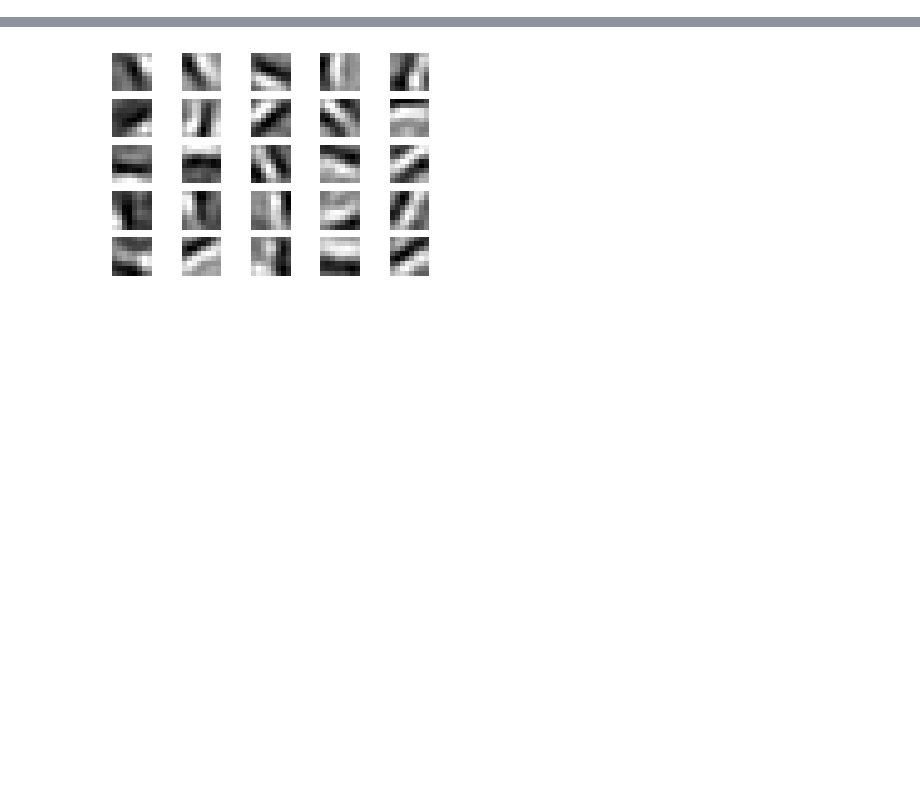
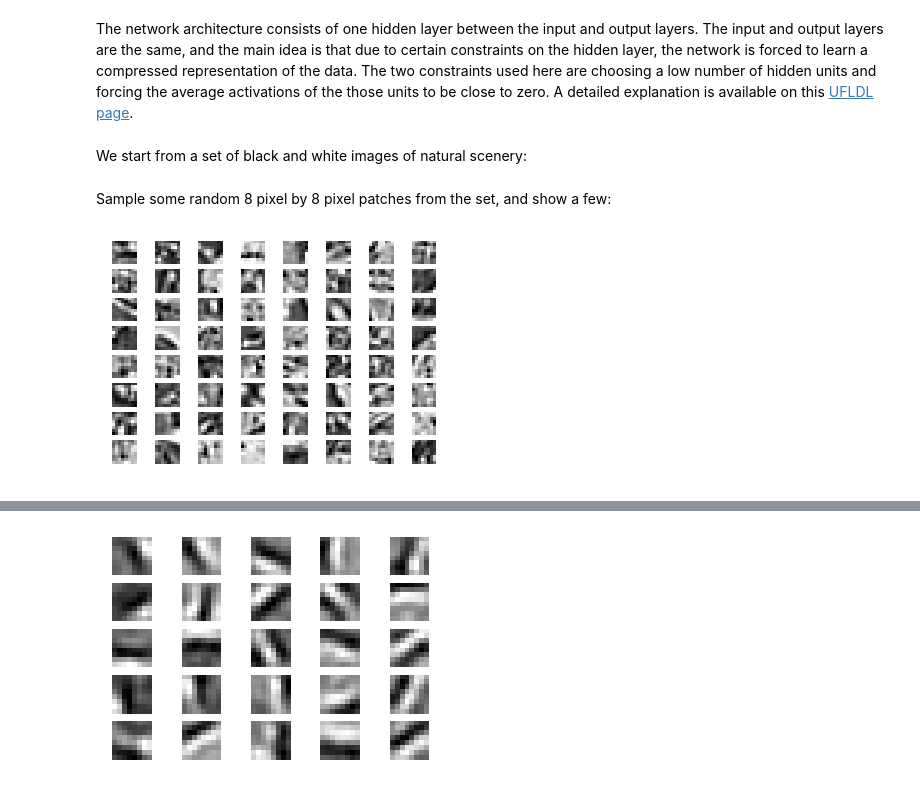
Before and after one commit to hiqdevlord/learning_deep_learning, a Jupyter notebook: sparseae_demo.ipynb, the cells around one changed output, grey strips where cells are left out. Drawn from its saved outputs; the diff is of its cells as text; code cells hidden in the pictures; blank space fills up the shorter version.

```diff
--- a/sparseae_demo.ipynb
+++ b/sparseae_demo.ipynb
@@ -1,3 +11,14 @@
+# %% [markdown]
+The network architecture consists of one hidden layer between the input and output layers. The input and output layers are the same, and the main idea is that due to certain constraints on the hidden layer, the network is forced to learn a compressed representation of the data. The two constraints used here are choosing a low number of hidden units and forcing the average activations of the those units to be close to zero. A detailed explanation is available on this [UFLDL page](http://nlp.stanford.edu/~socherr/sparseAutoencoder_2011new.pdf).
 # %%
 from sparseae_functions import *
 from sparseae import *
+# %% [markdown]
+We start from a set of black and white images of natural scenery:
+# %% [markdown]
+Sample some random 8 pixel by 8 pixel patches from the set, and show a few:
+# %%
+patches = sample_images(numpatches=10000,patchsize=8)
+display_network(patches)
+# %% [output]
+[figure, added]
```
Also changed, not shown: parts of 10 cells of this notebook.
